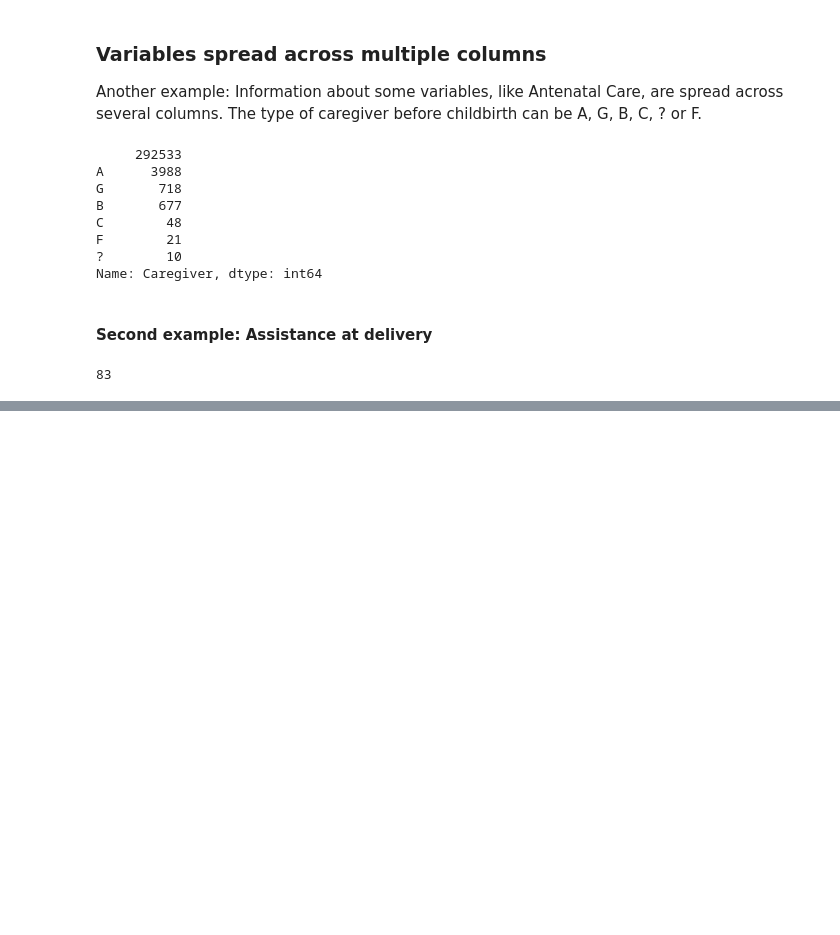
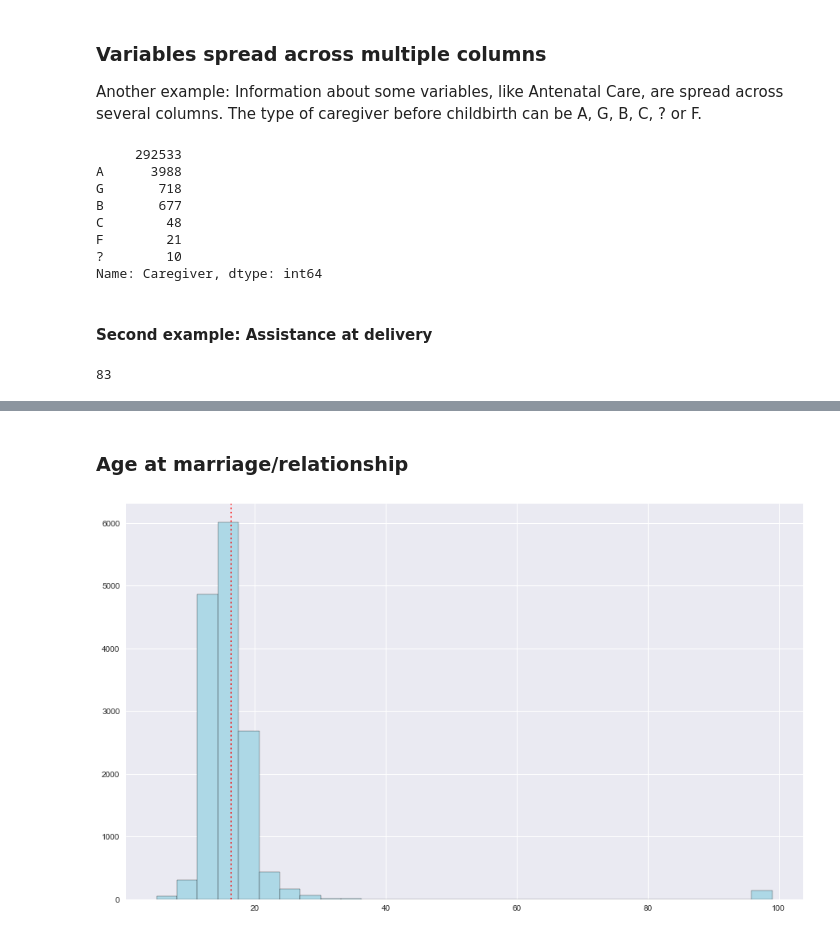
Before and after one commit to tdetzel/Child-marriage, a Jupyter notebook: Child_marriage.ipynb, the cells around one changed output, grey strips where cells are left out. Drawn from its saved outputs; the diff is of its cells as text; code cells hidden in the pictures; blank space fills up the shorter version.

```diff
--- a/Child_marriage.ipynb
+++ b/Child_marriage.ipynb
@@ -242,0 +310,6 @@ Name: Assistance at delivery: Doctor, Length: 63, dtype: int64
+# %%
+# total living children
+df2['Children_living'] = df2['CM4'] + df2['CM6']
+# %%
+# total children who died
+df2['Children_dead'] = df2['CM9A'] + df2['CM9B']
@@ -242,0 +339,12 @@ Name: Assistance at delivery: Doctor, Length: 63, dtype: int64
+# %% [markdown]
+### Age at marriage/relationship
+# %%
+# women age at first marriage
+# kde = stats.gaussian_kde(df2['MA9'])
+df2['MA9'].hist(bins=30, color='lightblue', ec='k')
+plt.axvline(df2['MA9'].mean(), color='red',
+             linestyle='dotted', linewidth=2,
+             alpha=0.65)
+plt.show()
+# %% [output]
+[figure, added]
```
Also changed, not shown: parts of 52 cells of this notebook.
